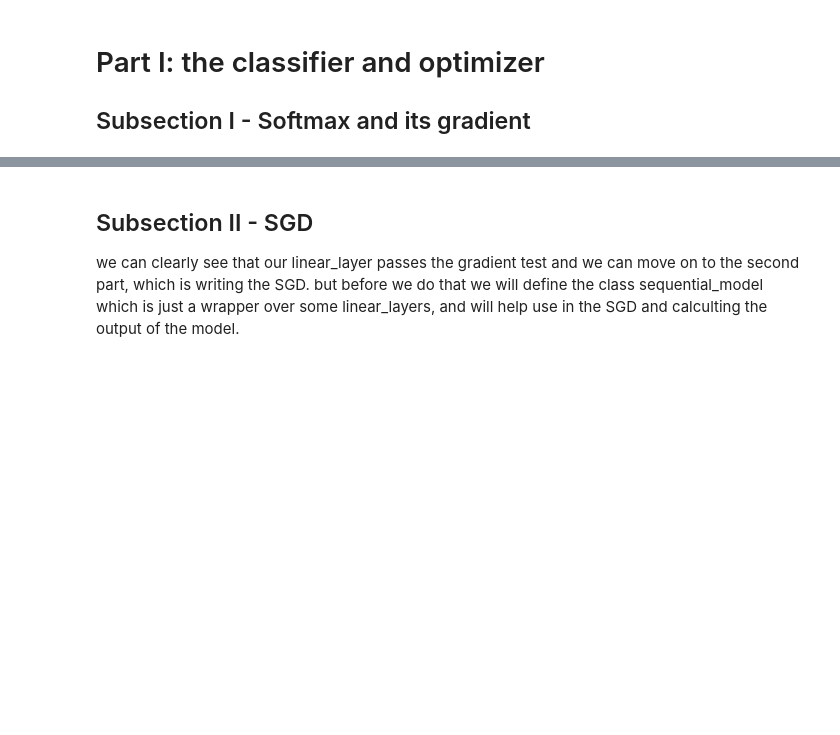
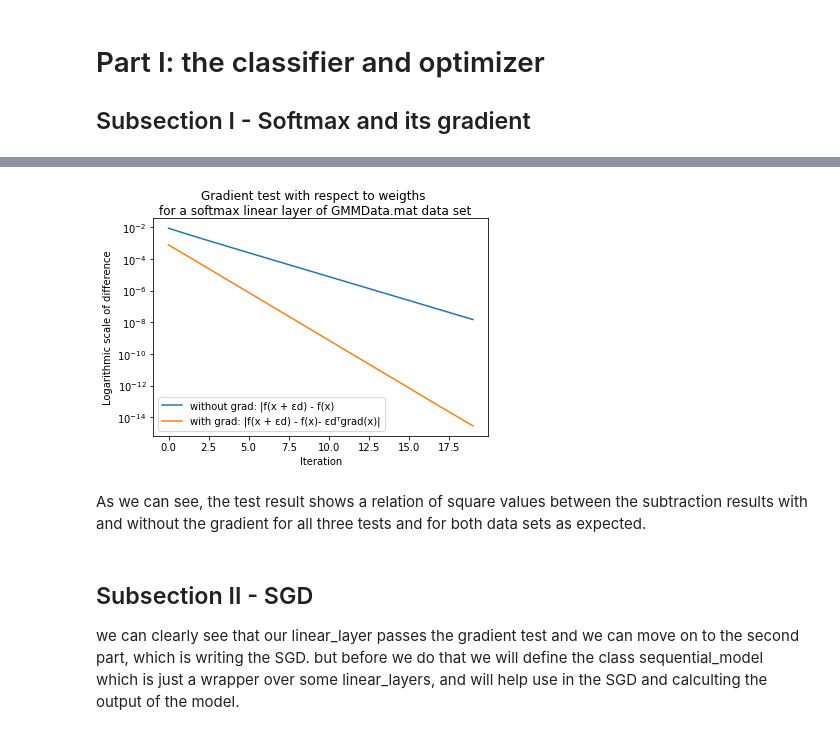
Before and after one commit to danikv/DeepLearningEx1, a Jupyter notebook: Ex1.ipynb, the cells around one changed output, grey strips where cells are left out. Saved outputs shown, nothing was run; the diff lists cells and outputs as text; code cells hidden in the pictures; blank space fills up the shorter version.

```diff
--- a/Ex1.ipynb
+++ b/Ex1.ipynb
@@ -199,3 +237,18 @@ plt.show()
+# %%
+without_grad, with_grad = gradient_test_with_respect_to_weigths(cross_entropy_loss, linear_layer(5,5, softmax()),
+                                                                X2[:, 0].reshape(5,1), Y2[:, 0].reshape(5,1))
+plt.suptitle('Gradient test with respect to weigths \nfor a softmax linear layer of GMMData.mat data set')
+plt.plot(without_grad, label='without grad: |f(x + \u03B5d) - f(x)')
+plt.plot(with_grad, label='with grad: |f(x + \u03B5d) - f(x)- \u03B5dᵀgrad(x)|')
+plt.yscale('log')
+plt.xlabel('Iteration')
+plt.ylabel('Logarithmic scale of difference')
+plt.legend()
+plt.show()
+# %% [output]
+[figure, added]
+# %% [markdown]
+As we can see, the test result shows a relation of square values between the subtraction results with and without the gradient for all three tests and for both data sets as expected.
 # %% [markdown]
 ## Subsection II - SGD
 we can clearly see that our linear_layer passes the gradient test and we can move on to the second part, which is writing the SGD. but before we do that we will define the class sequential_model which is just a wrapper over some linear_layers, and will help use in the SGD and calculting the output of the model.
```
Also changed, not shown: parts of 17 cells of this notebook.
